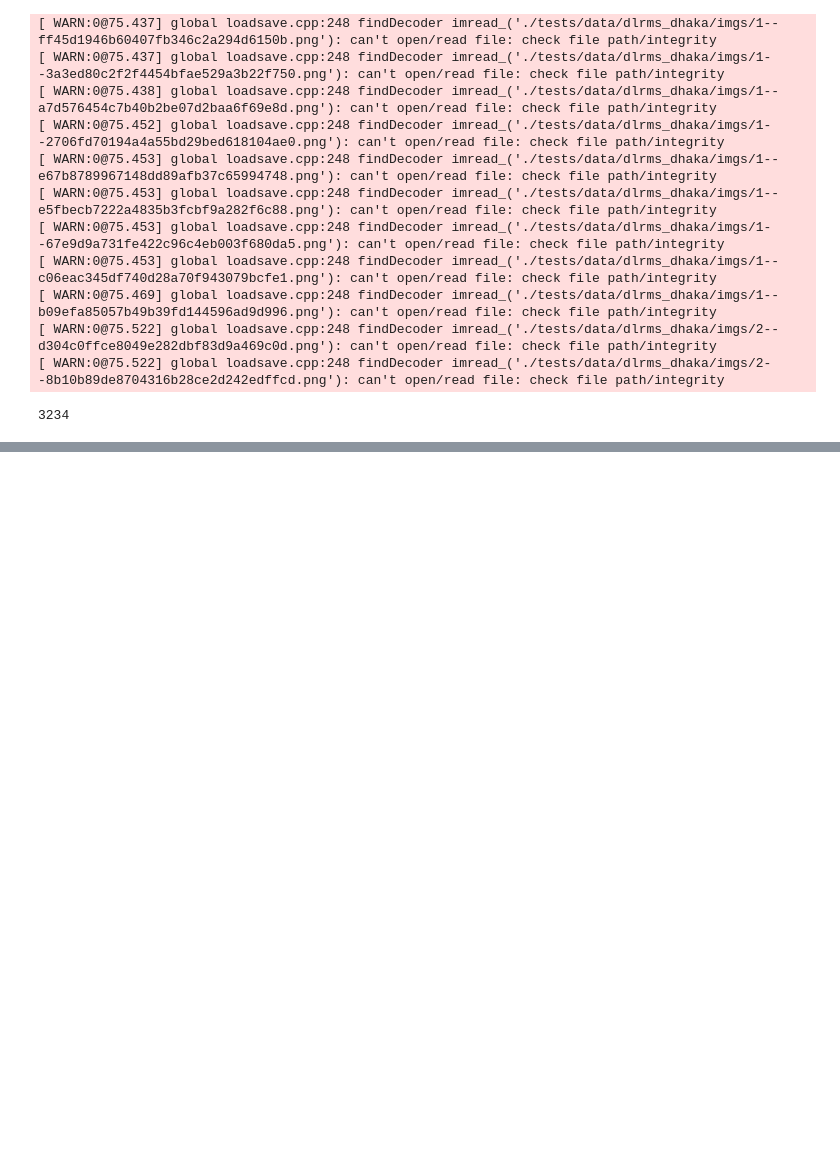
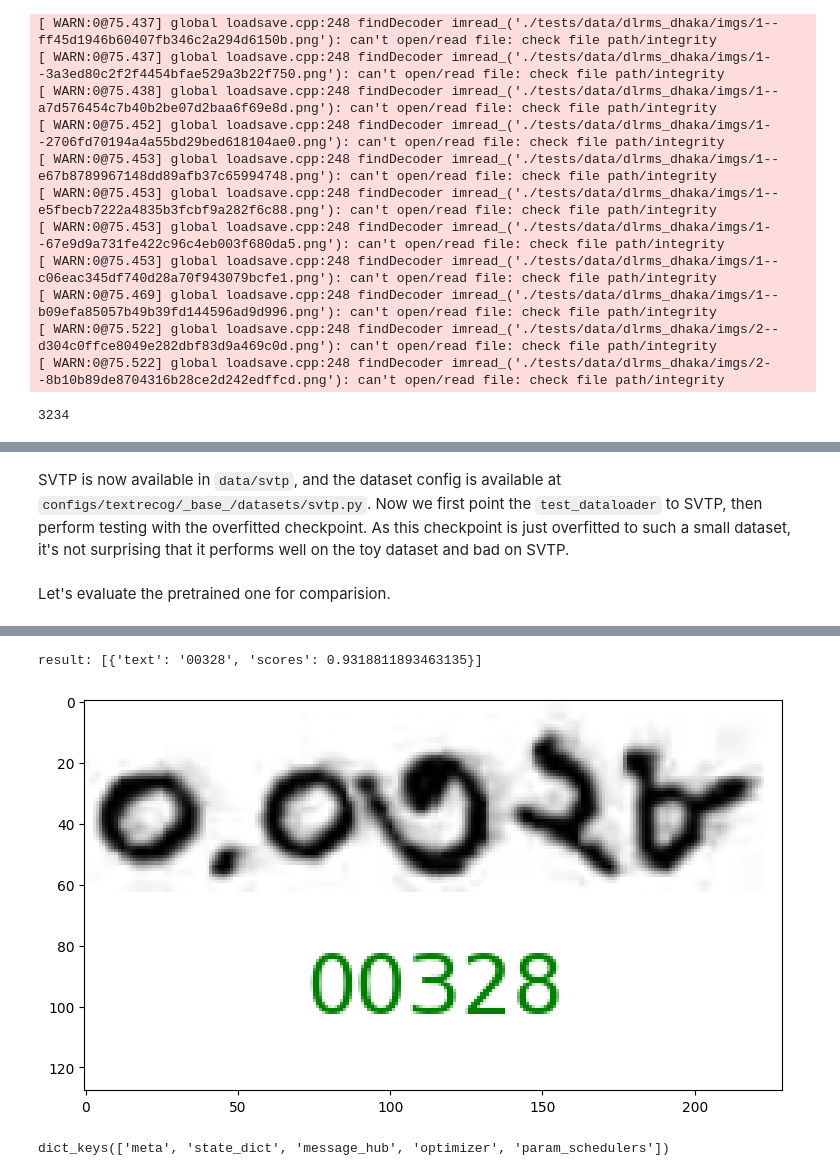
Before and after one commit to samsmusa/mmocr, a Jupyter notebook: test.ipynb, the cells around one changed output, grey strips where cells are left out. Cells and saved outputs as stored; diff of their text form; code cells hidden in the pictures; blank space fills up the shorter version.

```diff
--- a/test.ipynb
+++ b/test.ipynb
@@ -197,0 +439,2 @@ len(labels["data_list"])
+# %% [markdown]
+SVTP is now available in `data/svtp`, and the dataset config is available at `configs/textrecog/_base_/datasets/svtp.py`. Now we first point the `test_dataloader` to SVTP, then perform testing with the overfitted checkpoint. As this checkpoint is just overfitted to such a small dataset, it's not surprising that it performs well on the toy dataset and bad on SVTP.
@@ -197,0 +457,2 @@ len(labels["data_list"])
+# %% [markdown]
+Let's evaluate the pretrained one for comparision.
@@ -197,0 +465,19 @@ len(labels["data_list"])
+# %%
+import matplotlib.pyplot as plt
+import torch
+from mmocr.apis import TextRecInferencer
+import glob
+
+# img = 'tests/data/dlrms_dhaka/imgs/0.0.328--688c400d4e1c4c02960835b4f07018f6.png'
+checkpoint = "pretrained/epoch_200.pth"
+cfg_file = "configs/textrecog/crnn/crnn_mini-vgg_5e_dlrms.py"
+
+infer = TextRecInferencer(cfg_file, checkpoint, batch_size=1)
+result = infer(img, return_vis=True, batch_size=)
+
+print(f'result: {result["predictions"]}' )
+
+plt.figure(figsize=(9, 16))
+plt.imshow(result['visualization'][0])
+plt.show()
+# %% [output]
@@ -197,0 +489,6 @@ len(labels["data_list"])
+result: [{'text': '00328', 'scores': 0.9318811893463135}]
+[figure, added]
+# %%
+model.keys()
+# %% [output]
+dict_keys(['meta', 'state_dict', 'message_hub', 'optimizer', 'param_schedulers'])
```
Also changed, not shown: parts of 31 cells of this notebook, 14 other files.
